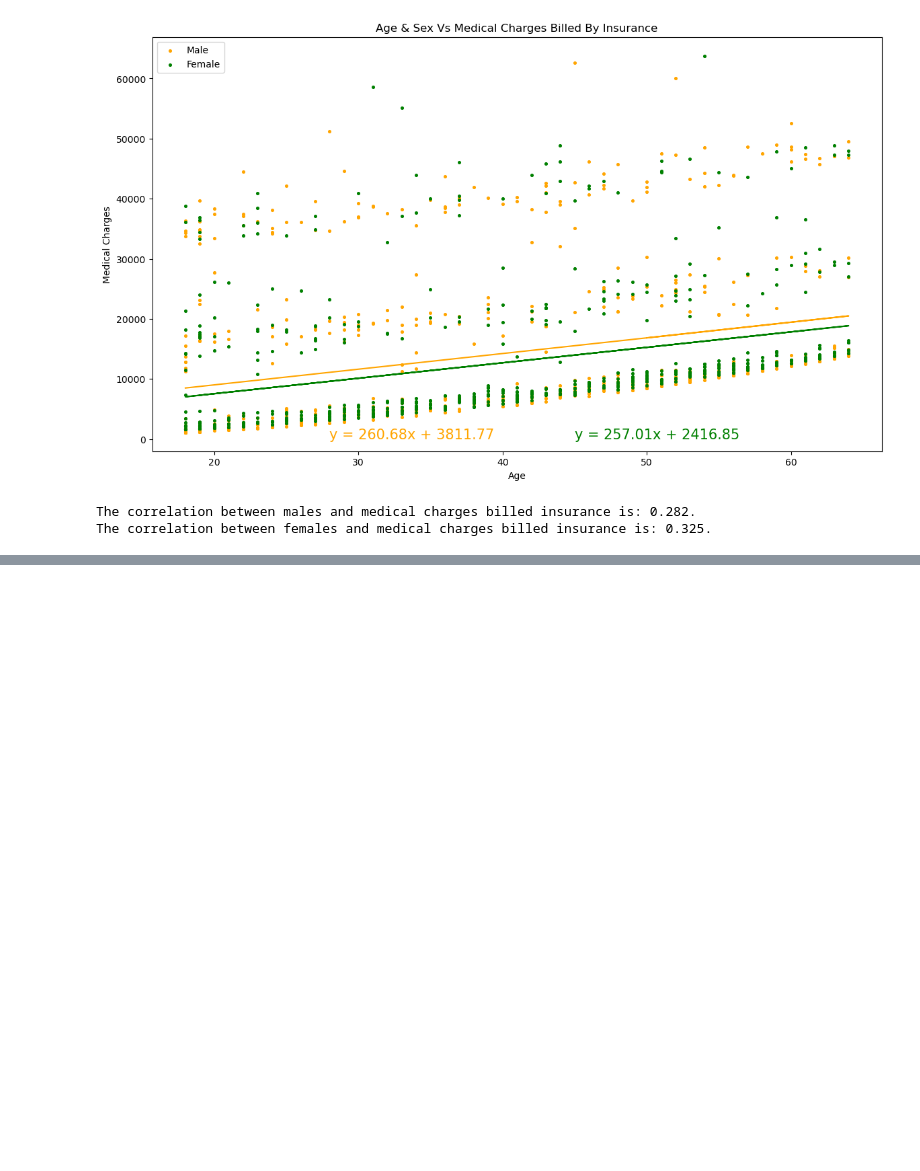
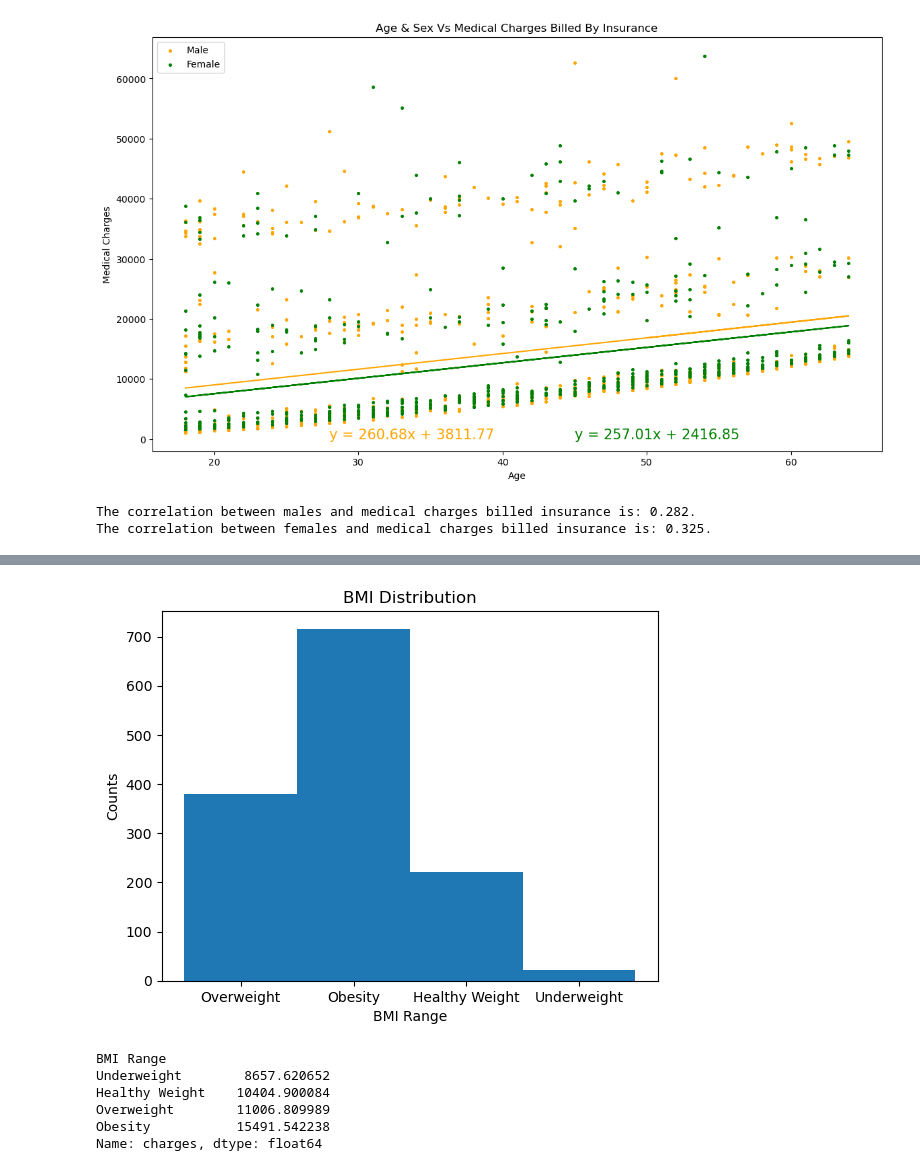
Before and after one commit to jaimelangenfeld/project1, a Jupyter notebook: sex_age.ipynb, the cells around one changed output, grey strips where cells are left out. Drawn from its saved outputs; the diff is of its cells as text; code cells hidden in the pictures; blank space fills up the shorter version.

```diff
--- a/sex_age.ipynb
+++ b/sex_age.ipynb
@@ -133,0 +156,19 @@ The correlation between females and medical charges billed insurance is: 0.325.
+# %%
+
+plt.hist(med_cost['BMI Range'],bins=4,align="left",range=(0,4))
+plt.xlabel('BMI Range')
+plt.ylabel('Counts')
+plt.title('BMI Distribution')
+plt.show()
+# %% [output]
+[figure, added]
+# %%
+bmi_mean = med_cost.groupby(med_cost['BMI Range'])["charges"].mean()
+bmi_mean
+# %% [output]
+BMI Range
+Underweight        8657.620652
+Healthy Weight    10404.900084
+Overweight        11006.809989
+Obesity           15491.542238
+Name: charges, dtype: float64
```
Also changed, not shown: parts of 11 cells of this notebook, 2 other files.
